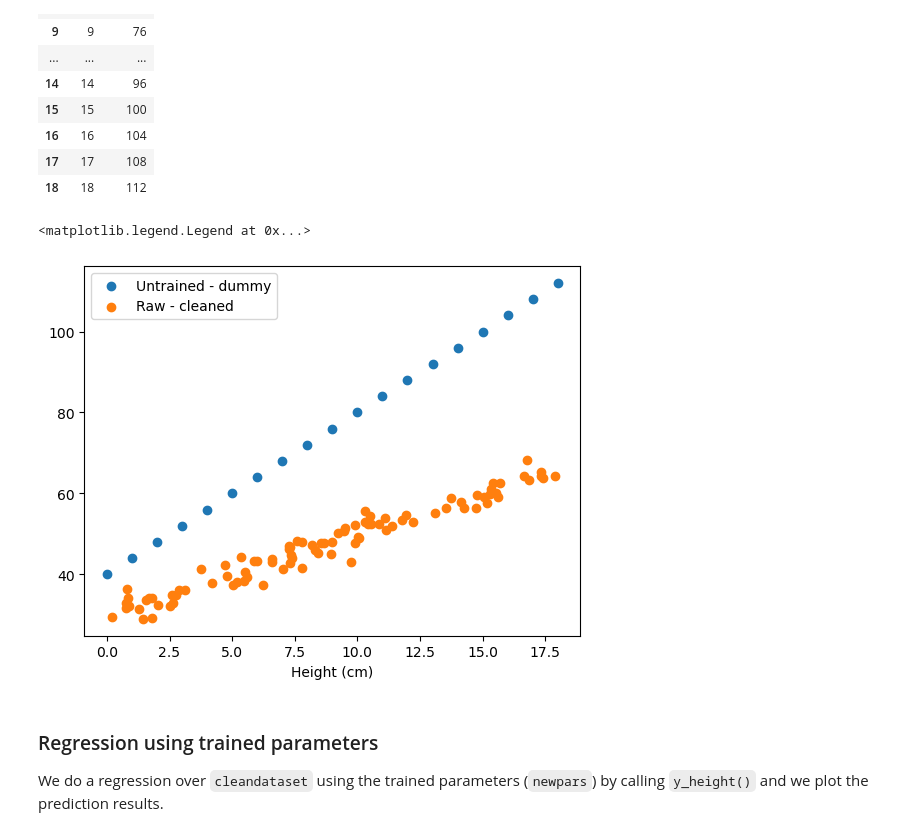
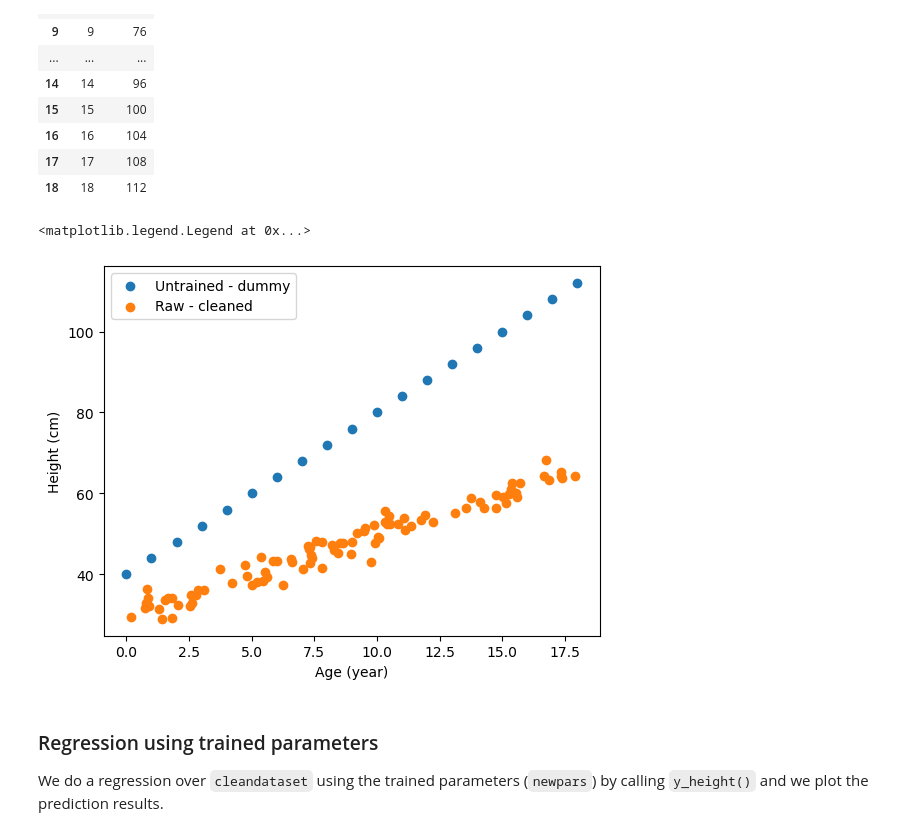
Before and after one commit to faizuddin/ISB46703, a Jupyter notebook: learning/supervised_regression.ipynb, the cells around one changed output. Drawn from its saved outputs; the diff is of its cells as text; code cells hidden in the pictures.

```diff
--- a/learning/supervised_regression.ipynb
+++ b/learning/supervised_regression.ipynb
@@ -161,17 +161,17 @@ untrained
 # %%
 import matplotlib.pyplot as plt
 
 # Draw a scatter plot
 plt.scatter(untrained["Age"], untrained["Height"], label="Untrained - dummy");
 plt.scatter(cleandataset["Age"], cleandataset["Height"], label="Raw - cleaned");
 
 # Set x and y axis labels
 plt.xlabel("Age (year)")
-plt.xlabel("Height (cm)")
+plt.ylabel("Height (cm)")
 plt.legend()
 # %% [output]
 <matplotlib.legend.Legend at 0x...>
-[figure, old version]
+[figure, new version]
 # %% [markdown]
 ### Regression using trained parameters
 
```
Also changed, not shown: parts of 22 cells of this notebook.
